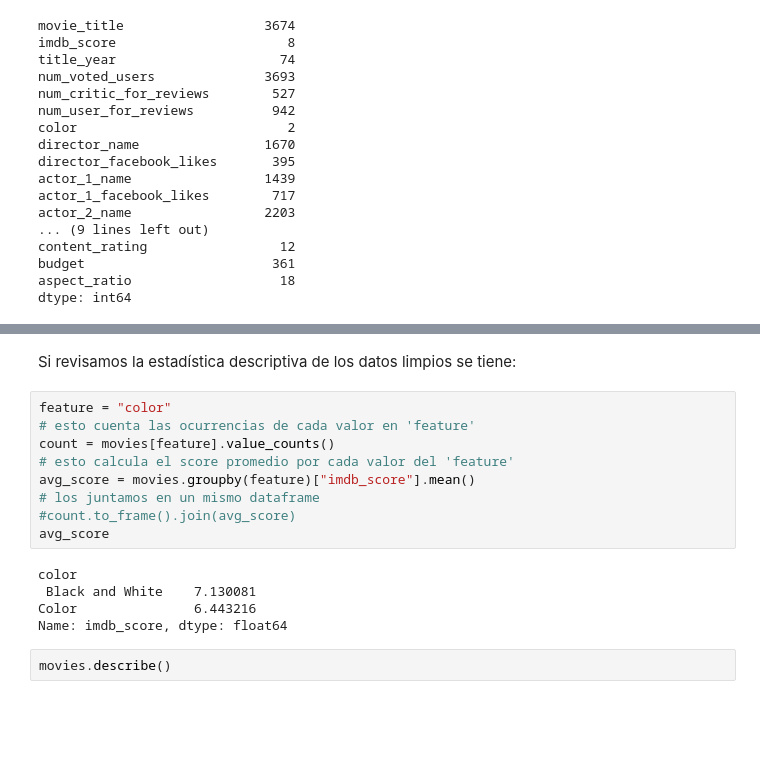
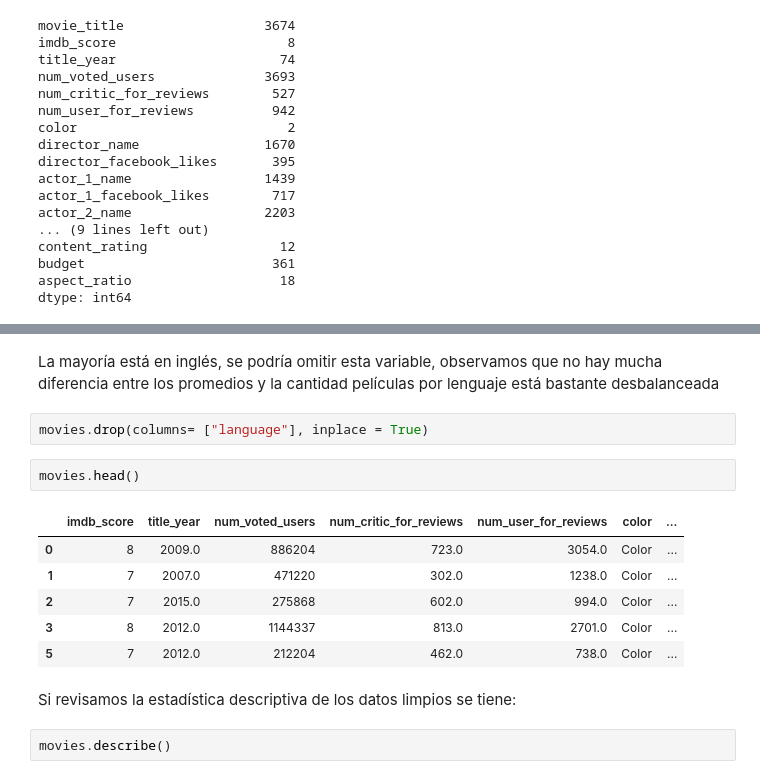
Before and after one commit to SebasUrbina/tarea3_mineria, a Jupyter notebook: Tarea 3.ipynb, the cells around one changed output, grey strips where cells are left out. Cells and saved outputs as stored; diff of their text form; blank space fills up the shorter version.

```diff
--- a/Tarea 3.ipynb
+++ b/Tarea 3.ipynb
@@ -523,19 +550,18 @@ movies.drop(columns=["director_name", "actor_1_name","actor_2_name","actor_3_nam
+# %% [markdown]
+La mayoría está en inglés, se podría omitir esta variable, observamos que no hay mucha diferencia entre los promedios y la cantidad películas por lenguaje está bastante desbalanceada
+# %%
+movies.drop(columns= ["language"], inplace = True)
+# %%
+movies.head()
+# %% [output]
+|  | imdb_score | title_year | num_voted_users | num_critic_for_reviews | num_user_for_reviews | color | ... |
+| 0 | 8 | 2009.0 | 886204 | 723.0 | 3054.0 | Color | ... |
+| 1 | 7 | 2007.0 | 471220 | 302.0 | 1238.0 | Color | ... |
+| 2 | 7 | 2015.0 | 275868 | 602.0 | 994.0 | Color | ... |
+| 3 | 8 | 2012.0 | 1144337 | 813.0 | 2701.0 | Color | ... |
+| 5 | 7 | 2012.0 | 212204 | 462.0 | 738.0 | Color | ... |
 # %% [markdown]
 Si revisamos la estadística descriptiva de los datos limpios se tiene:
-# %%
-feature = "color"
-# esto cuenta las ocurrencias de cada valor en 'feature'
-count = movies[feature].value_counts()
-# esto calcula el score promedio por cada valor del 'feature'
-avg_score = movies.groupby(feature)["imdb_score"].mean()
-# los juntamos en un mismo dataframe
-#count.to_frame().join(avg_score)
-avg_score
-# %% [output]
-color
- Black and White    7.130081
-Color               6.443216
-Name: imdb_score, dtype: float64
 # %%
 movies.describe()
 # %% [output]
```
Also changed, not shown: parts of 49 cells of this notebook.
